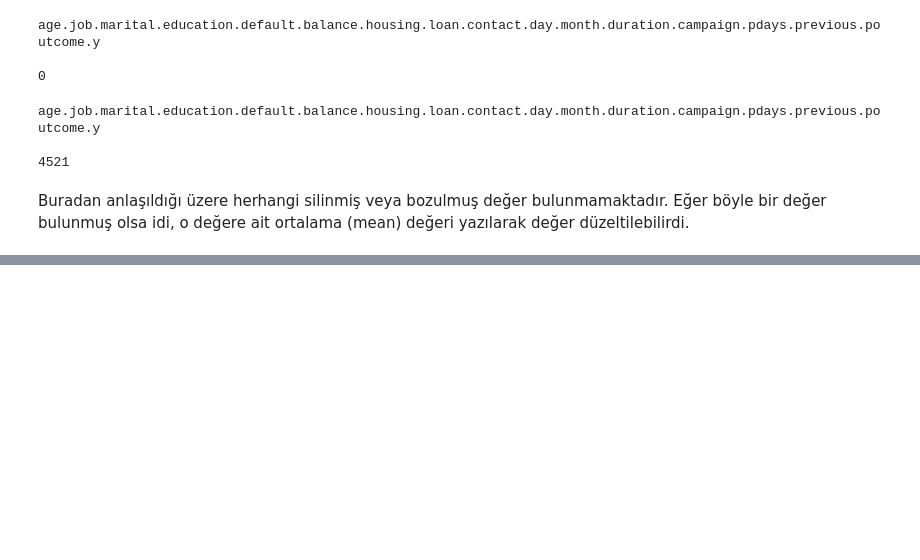
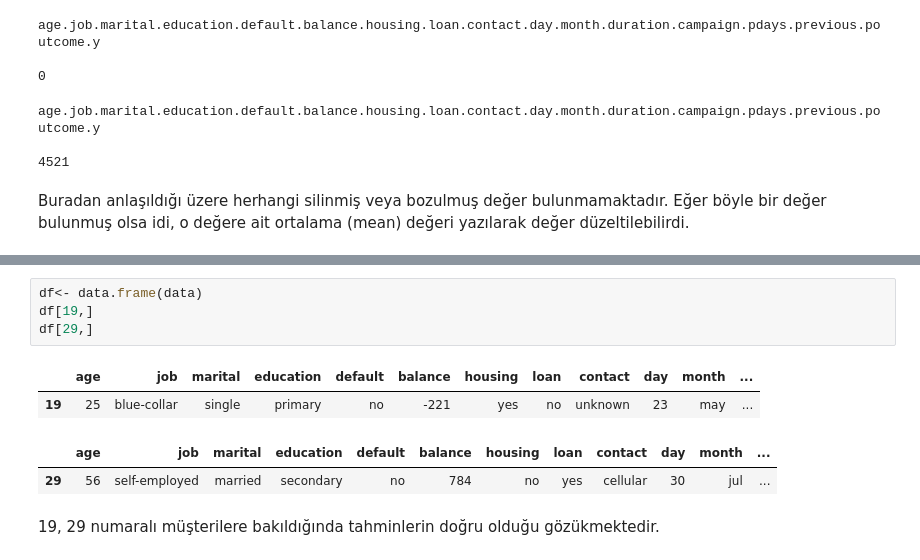
Before and after one commit to uygunel/eu1, a Jupyter notebook: TEMPLATE.ipynb, the cells around one changed output, grey strips where cells are left out. Cells and saved outputs as stored; diff of their text form; blank space fills up the shorter version.

```diff
--- a/TEMPLATE.ipynb
+++ b/TEMPLATE.ipynb
@@ -453,0 +431,11 @@ Note: For model performance, you can also consider likelihood function. It is ca
+# %%
+df<- data.frame(data)
+df[19,]
+df[29,]
+# %% [output]
+|  | age | job | marital | education | default | balance | housing | loan | contact | day | month | ... |
+| 19 | 25 | blue-collar | single | primary | no | -221 | yes | no | unknown | 23 | may | ... |
+|  | age | job | marital | education | default | balance | housing | loan | contact | day | month | ... |
+| 29 | 56 | self-employed | married | secondary | no | 784 | no | yes | cellular | 30 | jul | ... |
+# %% [markdown]
+19, 29 numaralı müşterilere bakıldığında tahminlerin doğru olduğu gözükmektedir.
```
Also changed, not shown: parts of 23 cells of this notebook.
